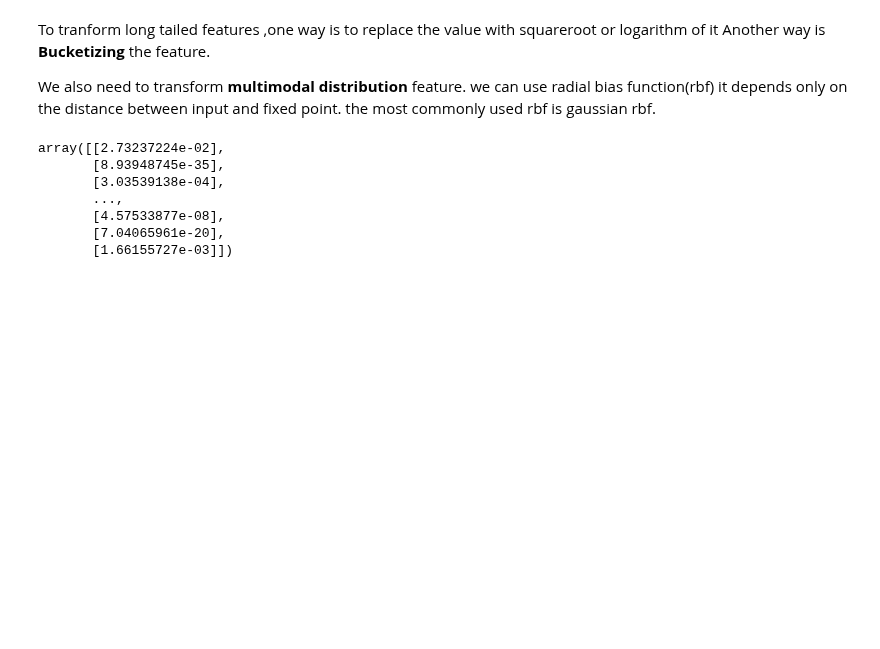
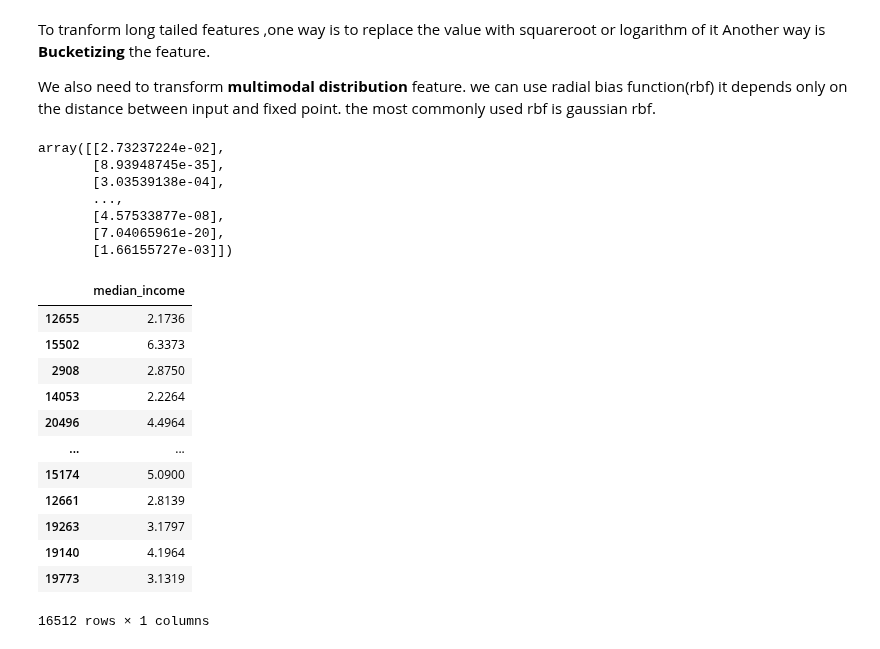
Before and after one commit to usadhana025/Hands_on_ml, a Jupyter notebook: Notebooks/end_to_end_project.ipynb, the cells around one changed output. Cells and saved outputs as stored; diff of their text form; code cells hidden in the pictures; blank space fills up the shorter version.

```diff
--- a/Notebooks/end_to_end_project.ipynb
+++ b/Notebooks/end_to_end_project.ipynb
@@ -526,3 +526,20 @@ array([[2.73237224e-02],
        [4.57533877e-08],
        [7.04065961e-20],
        [1.66155727e-03]])
+# %%
+some_new_data=housing_num[['median_income']].copy()
+some_new_data
+# %% [output]
+|  | median_income |
+| 12655 | 2.1736 |
+| 15502 | 6.3373 |
+| 2908 | 2.8750 |
+| 14053 | 2.2264 |
+| 20496 | 4.4964 |
+| ... | ... |
+| 15174 | 5.0900 |
+| 12661 | 2.8139 |
+| 19263 | 3.1797 |
+| 19140 | 4.1964 |
+| 19773 | 3.1319 |
+16512 rows × 1 columns
```
Also changed, not shown: parts of 11 cells of this notebook.
